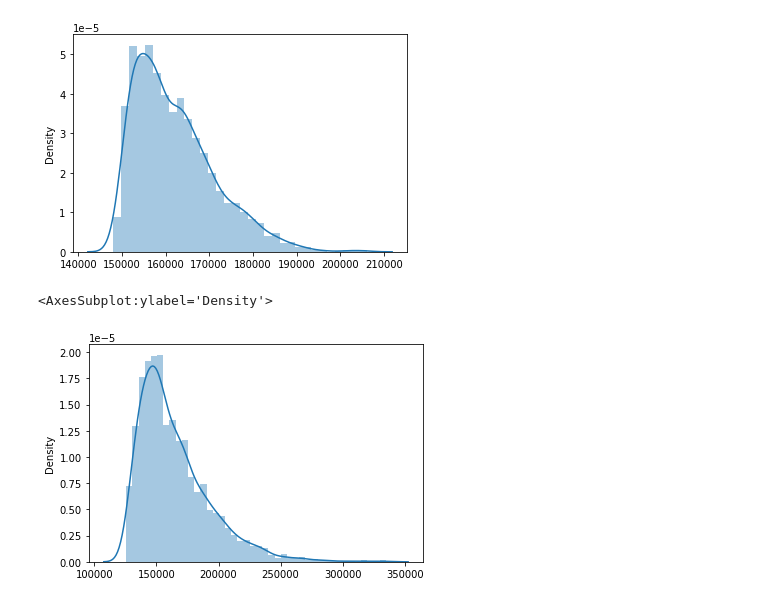
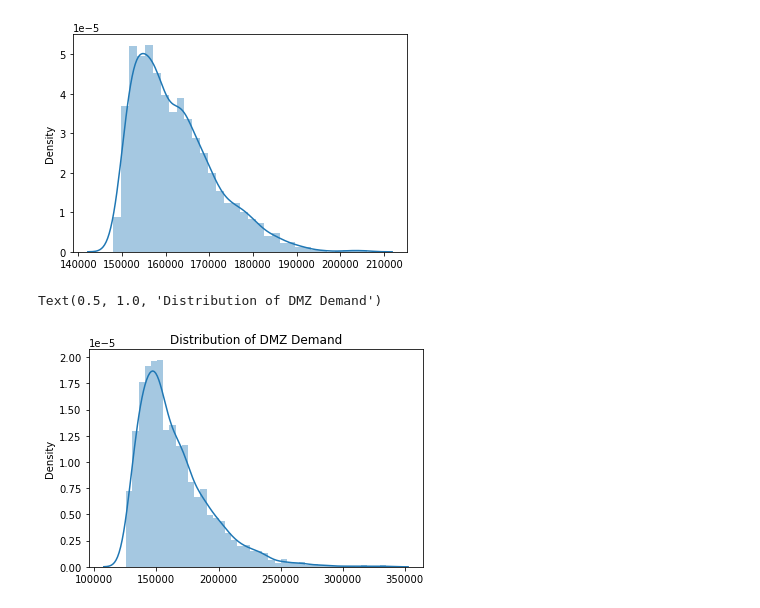
Before and after one commit to danieltwh/WalmartSales, a Jupyter notebook: Optimisation/notebooks/creating_dataset-v1.ipynb, the cells around one changed output. Drawn from its saved outputs; the diff is of its cells as text; code cells hidden in the pictures.

```diff
--- a/Optimisation/notebooks/creating_dataset-v1.ipynb
+++ b/Optimisation/notebooks/creating_dataset-v1.ipynb
@@ -367,7 +372,8 @@ new_demand = pd.read_excel("../dataset2/demand_chisq.xlsx", index_col=0)
 # %%
 temp = new_demand.values
 temp = temp.flatten()
 sns.distplot(temp)
+plt.title("Distribution of DMZ Demand")
 # %% [output]
-<AxesSubplot:ylabel='Density'>
+Text(0.5, 1.0, 'Distribution of DMZ Demand')
-[figure, old version]
+[figure, new version]
```
Also changed, not shown: parts of 6 cells of this notebook, 30 other files.
